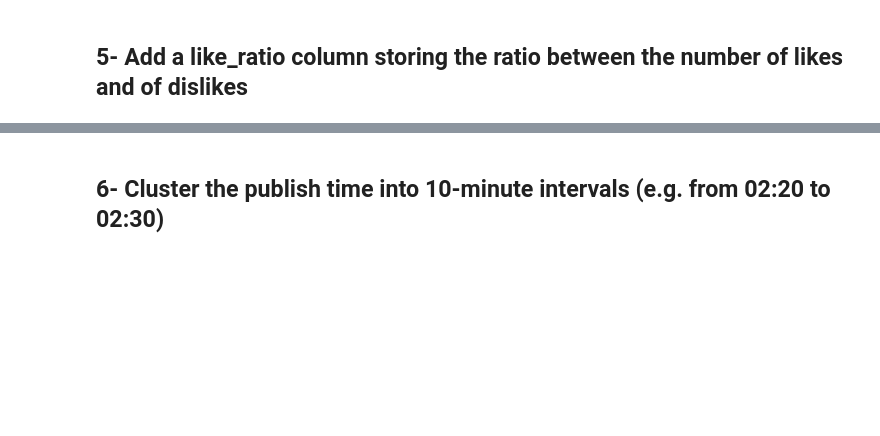
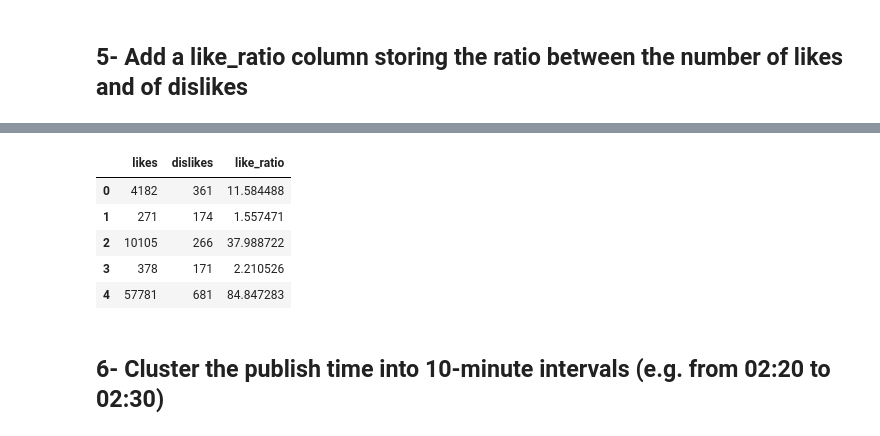
Before and after one commit to CS-Project-Data-Science-2025-2026/Youtube_Data_Project, a Jupyter notebook: try.ipynb, the cells around one changed output, grey strips where cells are left out. Drawn from its saved outputs; the diff is of its cells as text; code cells hidden in the pictures; blank space fills up the shorter version.

```diff
--- a/try.ipynb
+++ b/try.ipynb
@@ -122,3 +130,12 @@ df["like_ratio"] = df["likes"] / df["dislikes"]
+# %%
+df[["likes", "dislikes", "like_ratio"]].head()
+# %% [output]
+|  | likes | dislikes | like_ratio |
+| 0 | 4182 | 361 | 11.584488 |
+| 1 | 271 | 174 | 1.557471 |
+| 2 | 10105 | 266 | 37.988722 |
+| 3 | 378 | 171 | 2.210526 |
+| 4 | 57781 | 681 | 84.847283 |
 # %% [markdown]
 ## 6- Cluster the publish time into 10-minute intervals (e.g. from 02:20 to 02:30)
 # %%
```
Also changed, not shown: parts of 4 cells of this notebook.
